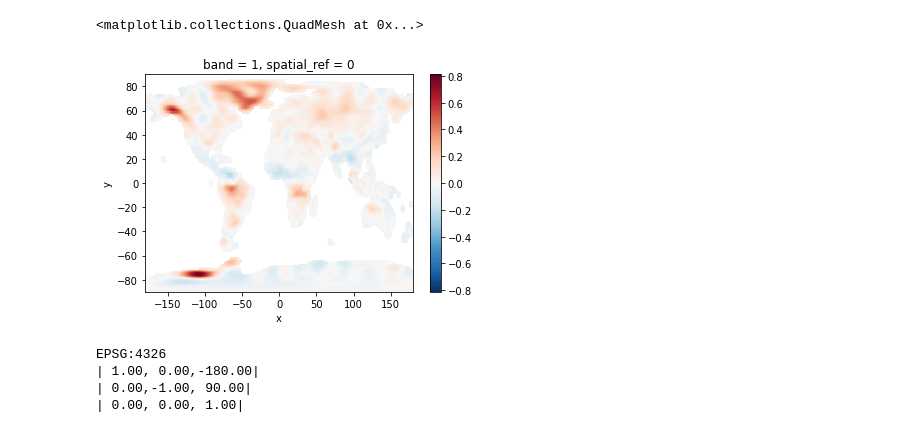
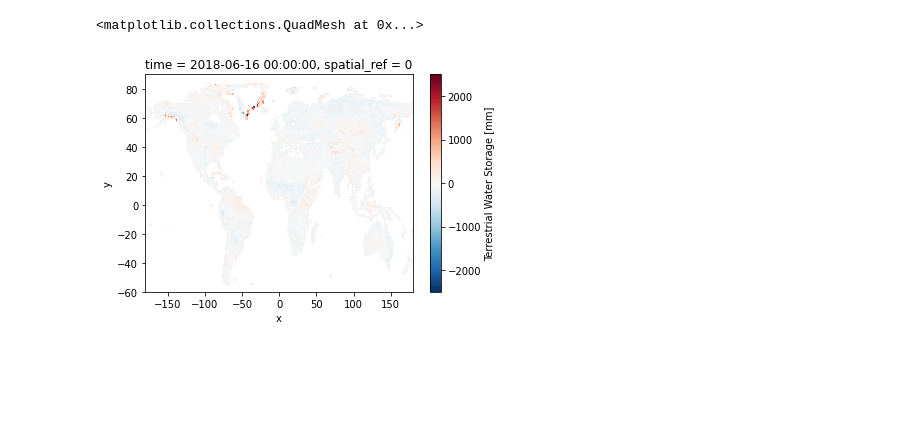
Before and after one commit to demiurg/hydrograce, a Jupyter notebook: 01_data.ipynb, the cells around one changed output. Drawn from its saved outputs; the diff is of its cells as text; code cells hidden in the pictures; blank space fills up the shorter version.

Commit message:
Added latest data plots

```diff
--- a/01_data.ipynb
+++ b/01_data.ipynb
@@ -6,14 +19,9 @@ xds = rioxarray.open_rasterio("data/GRD-3_2002095-2002120_GRAC_UTCSR_BA01_0600_L
+# %%
+# NetCDF converted to GeoTIFF of the GLDAS model
+# units: mm
+xds2 = rioxarray.open_rasterio("data/GLDAS-NOAH_1deg_tws_anomaly_monthly_2018152-2018181.tif", masked=True)
 # %%
-xds.plot()
+xds2.plot()
 # %% [output]
 <matplotlib.collections.QuadMesh at 0x...>
-[figure, old version]
+[figure, new version]
-# %%
-print(xds.rio.crs)
-print(xds.rio.transform())
-xds2 = rioxarray.open_rasterio("data/GLDAS-NOAH_1deg_tws_anomaly_monthly_2019335-2019365.nc", masked=True)
-# %% [output]
-EPSG:4326
-| 1.00, 0.00,-180.00|
-| 0.00,-1.00, 90.00|
-| 0.00, 0.00, 1.00|
```
Also changed, not shown: parts of 4 cells of this notebook, 2 other files.
